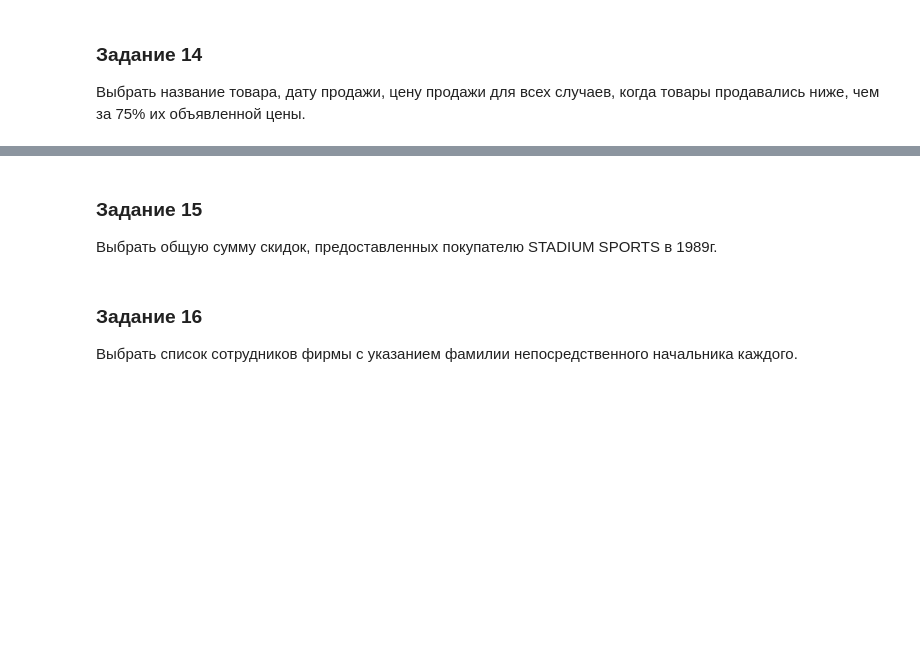
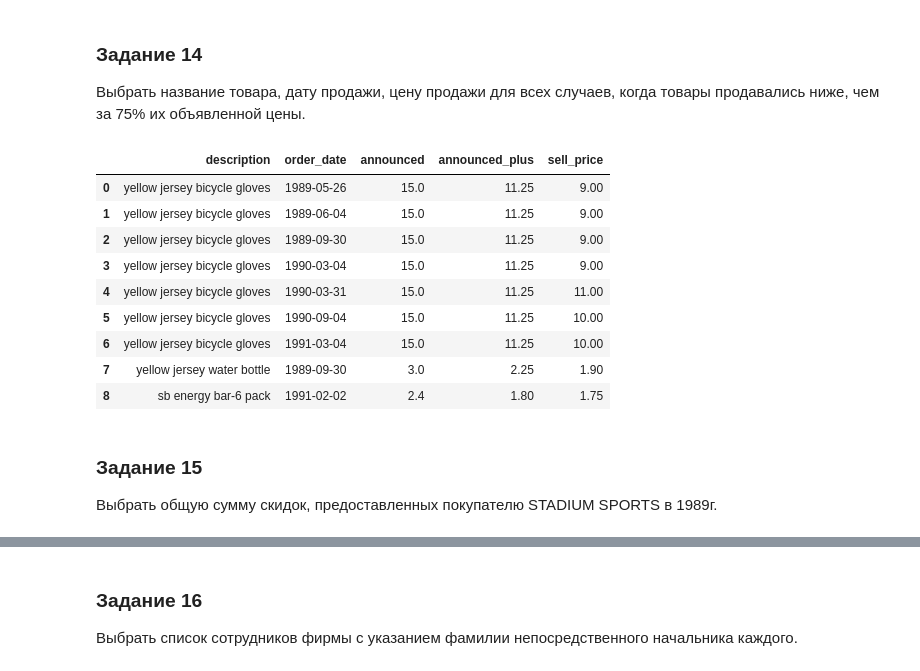
Before and after one commit to theysee/sberbank_reboot, a Jupyter notebook: Поток_3_Практика_к_занятию_5.ipynb, the cells around one changed output, grey strips where cells are left out. Drawn from its saved outputs; the diff is of its cells as text; code cells hidden in the pictures; blank space fills up the shorter version.

```diff
--- a/Поток_3_Практика_к_занятию_5.ipynb
+++ b/Поток_3_Практика_к_занятию_5.ipynb
@@ -450,5 +453,41 @@ pd.read_sql_query('''
 # %% [markdown]
 ### Задание 14
 Выбрать название товара, дату продажи, цену продажи для всех случаев, когда товары продавались ниже, чем за 75% их объявленной цены.
+# %%
+pd.read_sql_query('''
+  SELECT
+    product.description,
+    order_date,
+    price.list_price AS announced,
+    price.list_price*0.75 AS announced_with,
+    item.actual_price AS sell_price
+  FROM
+    item
+    JOIN
+      sales_order
+    ON item.order_id=sales_order.order_id
+    JOIN
+      product
+    ON item.product_id=product.product_id
+    JOIN
+      price
+    ON product.product_id=price.product_id
+  WHERE
+    item.actual_price<price.list_price*0.75
+''', conn)
+# %% [output]
+|  | description | order_date | announced | announced_plus | sell_price |
+| 0 | yellow jersey bicycle gloves | 1989-05-26 | 15.0 | 11.25 | 9.00 |
+| 1 | yellow jersey bicycle gloves | 1989-06-04 | 15.0 | 11.25 | 9.00 |
+| 2 | yellow jersey bicycle gloves | 1989-09-30 | 15.0 | 11.25 | 9.00 |
+| 3 | yellow jersey bicycle gloves | 1990-03-04 | 15.0 | 11.25 | 9.00 |
+| 4 | yellow jersey bicycle gloves | 1990-03-31 | 15.0 | 11.25 | 11.00 |
+| 5 | yellow jersey bicycle gloves | 1990-09-04 | 15.0 | 11.25 | 10.00 |
+| 6 | yellow jersey bicycle gloves | 1991-03-04 | 15.0 | 11.25 | 10.00 |
+| 7 | yellow jersey water bottle | 1989-09-30 | 3.0 | 2.25 | 1.90 |
+| 8 | sb energy bar-6 pack | 1991-02-02 | 2.4 | 1.80 | 1.75 |
+# %% [markdown]
+### Задание 15
+Выбрать общую сумму скидок, предоставленных покупателю STADIUM SPORTS в 1989г.
 # %% [markdown]
 ![схема базы](http://bdis.umeta.ru/db/db_course/labs/SQLpHTM/king.gif)
@@ -476,6 +494,3 @@ pd.read_sql_query('''
-# %% [markdown]
-### Задание 15
-Выбрать общую сумму скидок, предоставленных покупателю STADIUM SPORTS в 1989г.
 # %% [markdown]
 ### Задание 16
 Выбрать список сотрудников фирмы с указанием фамилии непосредственного начальника каждого.
```
Also changed, not shown: parts of 3 cells of this notebook.
